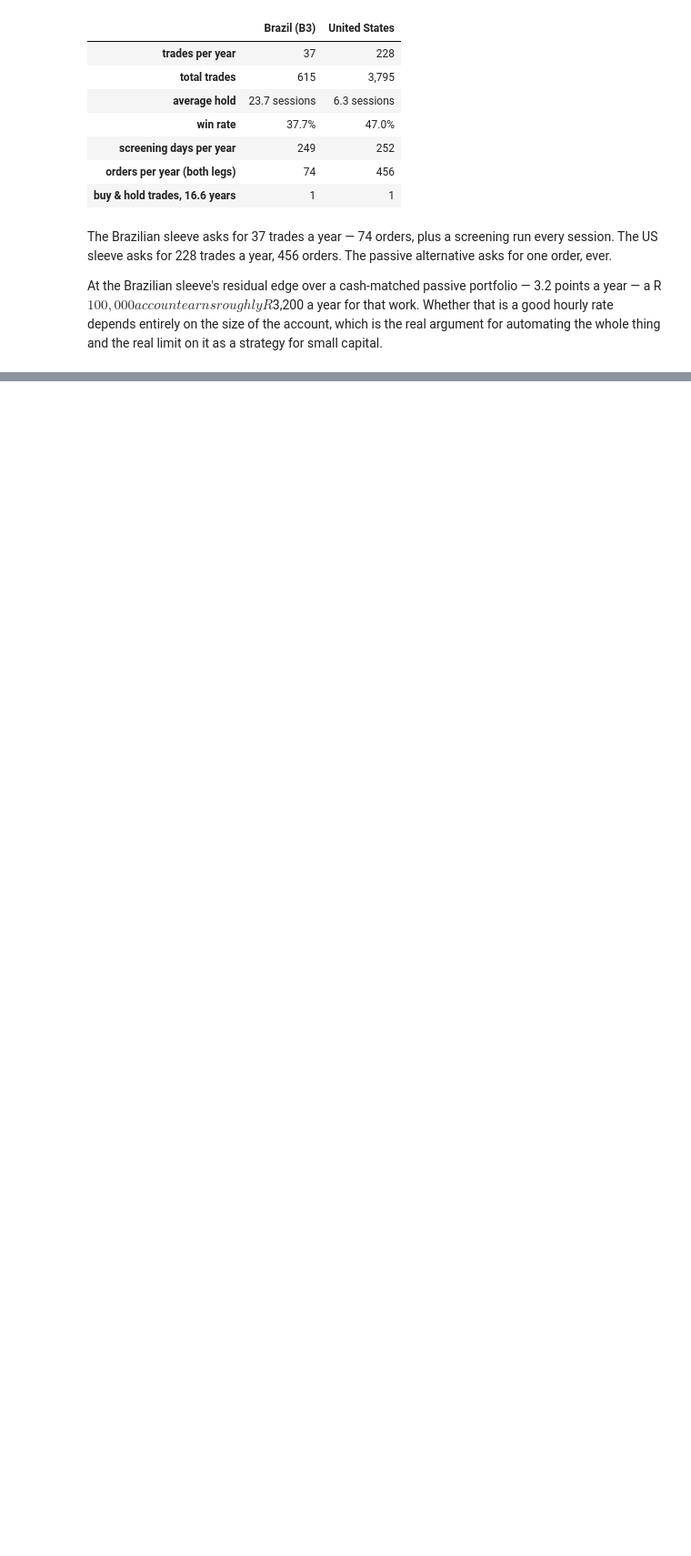
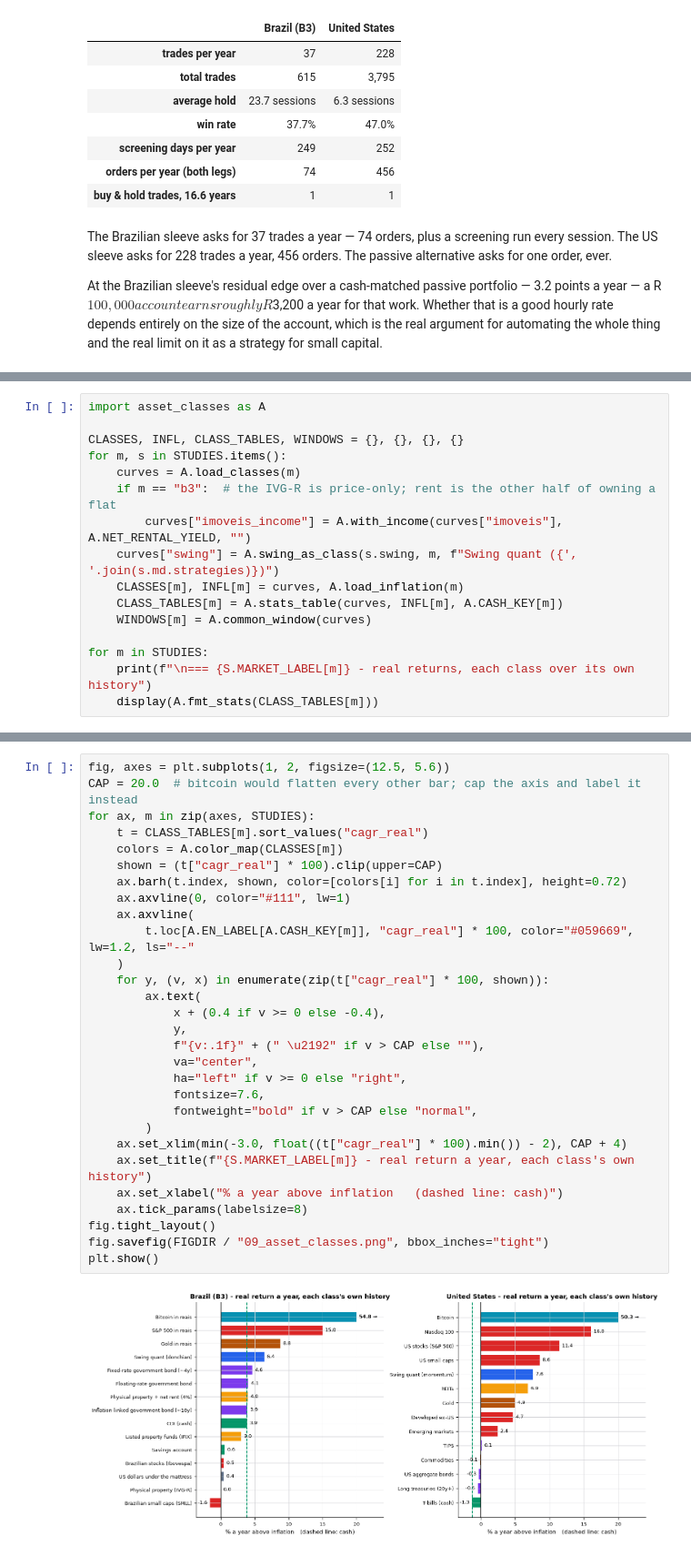
Before and after one commit to jeffev/swing-quant, a Jupyter notebook: notebooks/swing_vs_investing.ipynb, the cells around one changed output, grey strips where cells are left out. Shown at 91% size. Saved outputs shown, nothing was run; the diff lists cells and outputs as text; blank space fills up the shorter version.

```diff
--- a/notebooks/swing_vs_investing.ipynb
+++ b/notebooks/swing_vs_investing.ipynb
@@ -862,0 +886,16 @@ automating the whole thing and the real limit on it as a strategy for small capi
+# %%
+import asset_classes as A
+
+CLASSES, INFL, CLASS_TABLES, WINDOWS = {}, {}, {}, {}
+for m, s in STUDIES.items():
+    curves = A.load_classes(m)
+    if m == "b3":  # the IVG-R is price-only; rent is the other half of owning a flat
+        curves["imoveis_income"] = A.with_income(curves["imoveis"], A.NET_RENTAL_YIELD, "")
+    curves["swing"] = A.swing_as_class(s.swing, m, f"Swing quant ({', '.join(s.md.strategies)})")
+    CLASSES[m], INFL[m] = curves, A.load_inflation(m)
+    CLASS_TABLES[m] = A.stats_table(curves, INFL[m], A.CASH_KEY[m])
+    WINDOWS[m] = A.common_window(curves)
+
+for m in STUDIES:
+    print(f"\n=== {S.MARKET_LABEL[m]} - real returns, each class over its own history")
+    display(A.fmt_stats(CLASS_TABLES[m]))
@@ -862,0 +961,31 @@ automating the whole thing and the real limit on it as a strategy for small capi
+# %%
+fig, axes = plt.subplots(1, 2, figsize=(12.5, 5.6))
+CAP = 20.0  # bitcoin would flatten every other bar; cap the axis and label it instead
+for ax, m in zip(axes, STUDIES):
+    t = CLASS_TABLES[m].sort_values("cagr_real")
+    colors = A.color_map(CLASSES[m])
+    shown = (t["cagr_real"] * 100).clip(upper=CAP)
+    ax.barh(t.index, shown, color=[colors[i] for i in t.index], height=0.72)
+    ax.axvline(0, color="#111", lw=1)
+    ax.axvline(
+        t.loc[A.EN_LABEL[A.CASH_KEY[m]], "cagr_real"] * 100, color="#059669", lw=1.2, ls="--"
+    )
+    for y, (v, x) in enumerate(zip(t["cagr_real"] * 100, shown)):
+        ax.text(
+            x + (0.4 if v >= 0 else -0.4),
+            y,
+            f"{v:.1f}" + (" \u2192" if v > CAP else ""),
+            va="center",
+            ha="left" if v >= 0 else "right",
+            fontsize=7.6,
+            fontweight="bold" if v > CAP else "normal",
+        )
+    ax.set_xlim(min(-3.0, float((t["cagr_real"] * 100).min()) - 2), CAP + 4)
+    ax.set_title(f"{S.MARKET_LABEL[m]} - real return a year, each class's own history")
+    ax.set_xlabel("% a year above inflation   (dashed line: cash)")
+    ax.tick_params(labelsize=8)
+fig.tight_layout()
+fig.savefig(FIGDIR / "09_asset_classes.png", bbox_inches="tight")
+plt.show()
+# %% [output]
+[figure, added]
```
Also changed, not shown: parts of 15 cells of this notebook, 4 other files.
